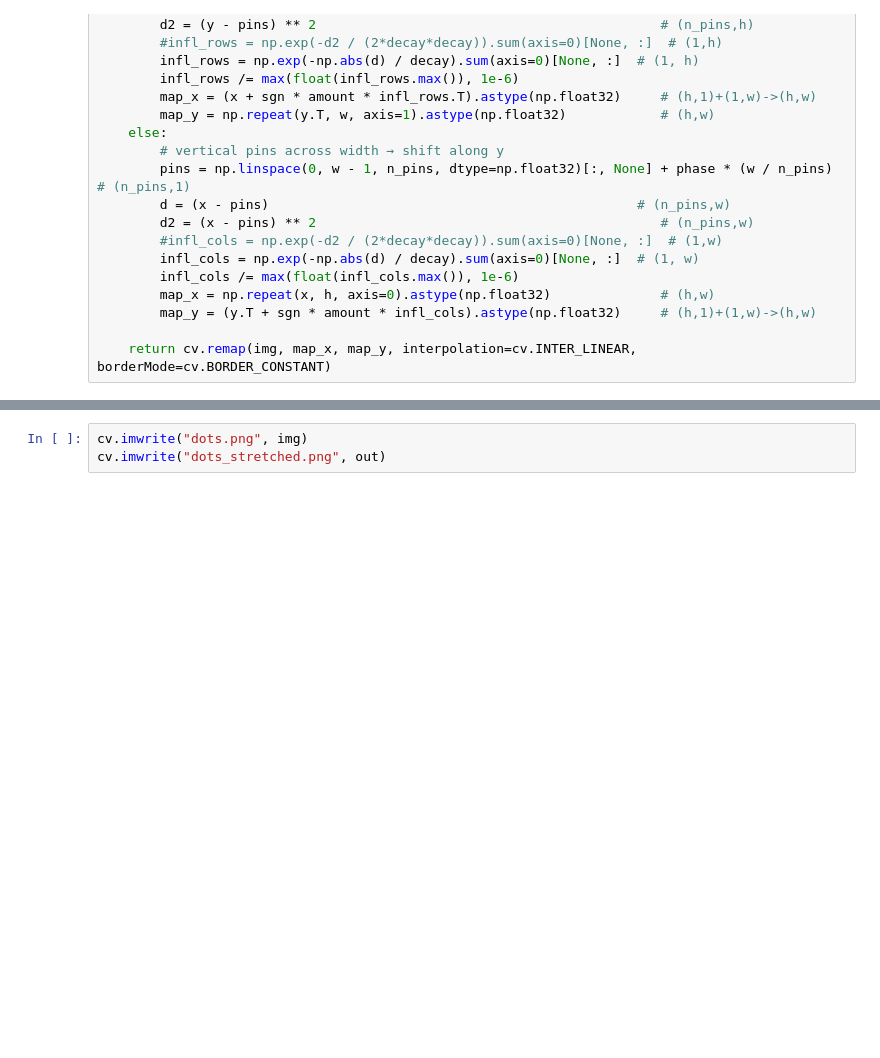
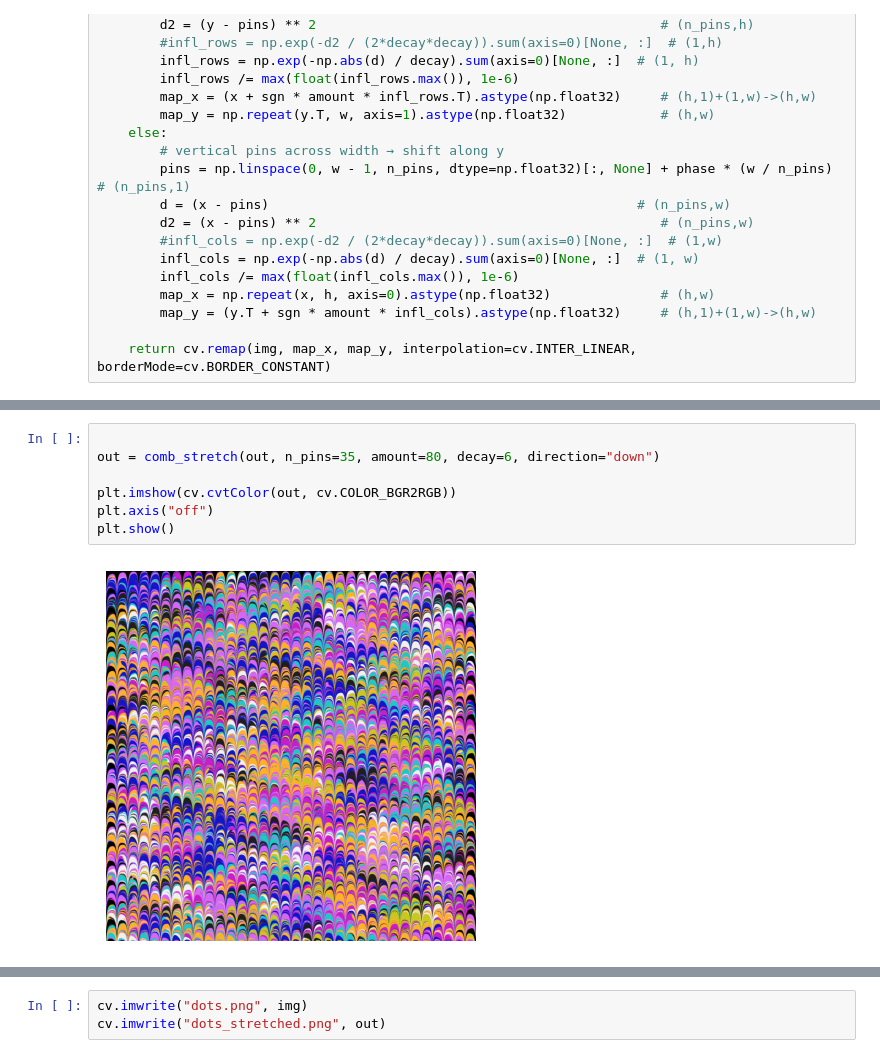
Before and after one commit to bcrazzolara/ComputationalMarbling, a Jupyter notebook: imagestretcher.ipynb, the cells around one changed output, grey strips where cells are left out. Drawn from its saved outputs; the diff is of its cells as text; blank space fills up the shorter version.

```diff
--- a/imagestretcher.ipynb
+++ b/imagestretcher.ipynb
@@ -137,2 +133,11 @@ plt.show()
+# %%
+
+out = comb_stretch(out, n_pins=35, amount=80, decay=6, direction="down")
+
+plt.imshow(cv.cvtColor(out, cv.COLOR_BGR2RGB))
+plt.axis("off")
+plt.show()
+# %% [output]
+[figure, added]
 # %%
 # zig zag
```
Also changed, not shown: parts of 5 cells of this notebook.
